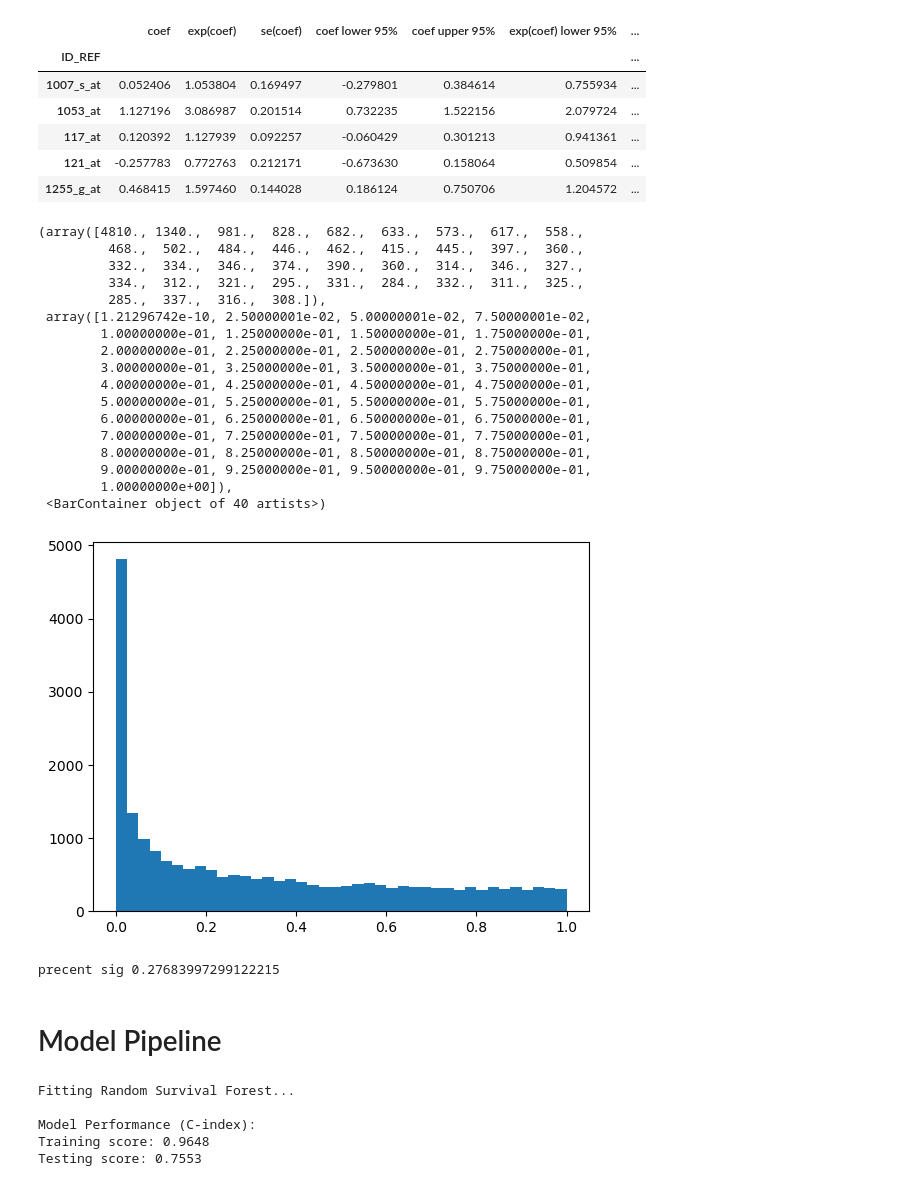
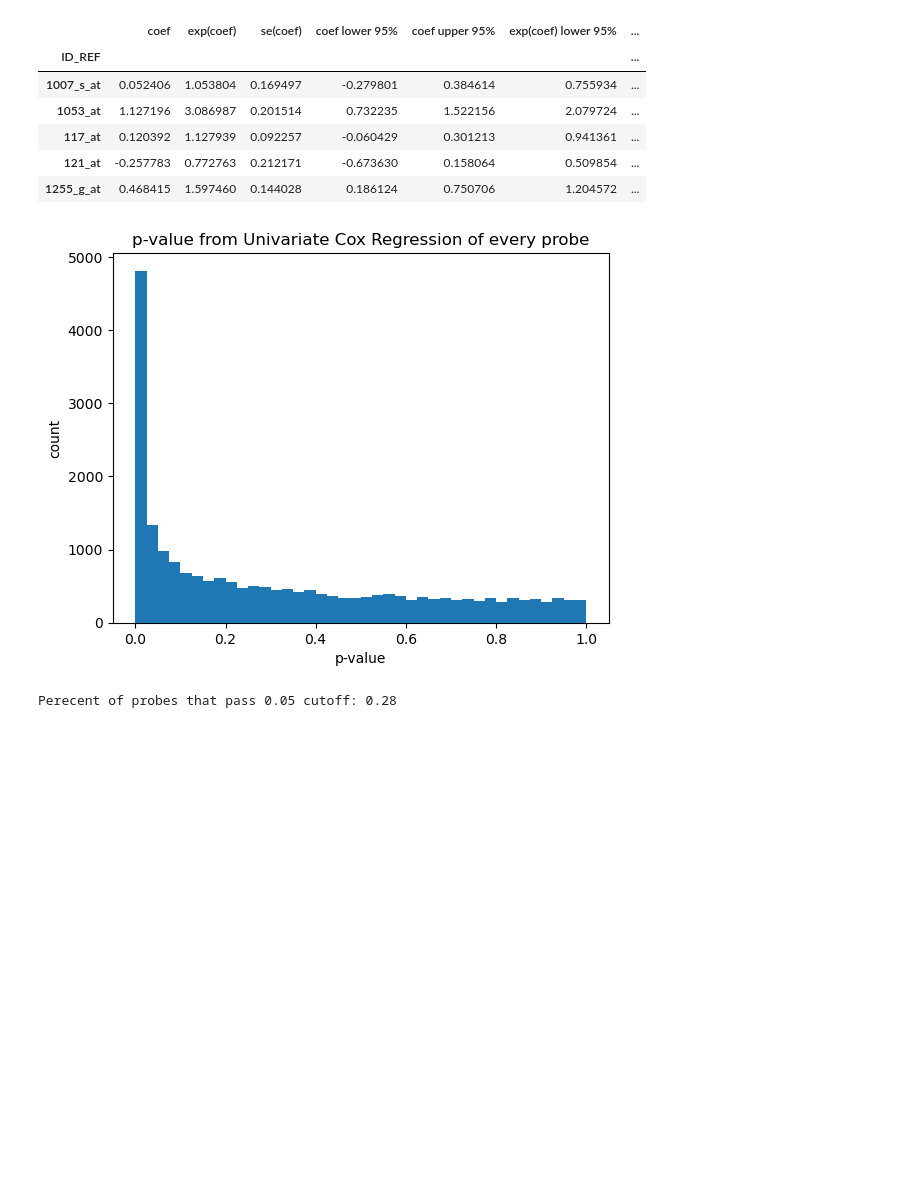
Before and after one commit to AlecSilver/liposarcoma_survival_modeling_BF550_final_project, a Jupyter notebook: notebook.ipynb, the cells around one changed output. Cells and saved outputs as stored; diff of their text form; code cells hidden in the pictures; blank space fills up the shorter version.

```diff
--- a/notebook.ipynb
+++ b/notebook.ipynb
@@ -360,34 +350,20 @@ df.head()
 # %%
 df.to_csv('lifeline_univ_cox_pvals.csv')
 # %%
-plt.hist(df.p, bins=40)
+plot = plt.hist(df.p, bins=40)
+plt.title('p-value from Univariate Cox Regression of every probe')
+plt.xlabel('p-value')
+plt.ylabel('count')
+plt.show()
 # %% [output]
-(array([4810., 1340.,  981.,  828.,  682.,  633.,  573.,  617.,  558.,
-         468.,  502.,  484.,  446.,  462.,  415.,  445.,  397.,  360.,
-         332.,  334.,  346.,  374.,  390.,  360.,  314.,  346.,  327.,
-         334.,  312.,  321.,  295.,  331.,  284.,  332.,  311.,  325.,
-         285.,  337.,  316.,  308.]),
- array([1.21296742e-10, 2.50000001e-02, 5.00000001e-02, 7.50000001e-02,
-        1.00000000e-01, 1.25000000e-01, 1.50000000e-01, 1.75000000e-01,
-        2.00000000e-01, 2.25000000e-01, 2.50000000e-01, 2.75000000e-01,
-        3.00000000e-01, 3.25000000e-01, 3.50000000e-01, 3.75000000e-01,
-        4.00000000e-01, 4.25000000e-01, 4.50000000e-01, 4.75000000e-01,
-        5.00000000e-01, 5.25000000e-01, 5.50000000e-01, 5.75000000e-01,
-        6.00000000e-01, 6.25000000e-01, 6.50000000e-01, 6.75000000e-01,
-        7.00000000e-01, 7.25000000e-01, 7.50000000e-01, 7.75000000e-01,
-        8.00000000e-01, 8.25000000e-01, 8.50000000e-01, 8.75000000e-01,
-        9.00000000e-01, 9.25000000e-01, 9.50000000e-01, 9.75000000e-01,
-        1.00000000e+00]),
- <BarContainer object of 40 artists>)
-[figure, old version]
+[figure, new version]
 # %%
 sig = df[df.p<=0.05].shape[0]
-print("precent sig", sig / len(df))
+
+print(f"Perecent of probes that pass 0.05 cutoff: {sig / len(df):.2f}" )
 # %% [output]
-precent sig 0.27683997299122215
+Perecent of probes that pass 0.05 cutoff: 0.28
 # %%
 sig_ids = df[df.p<=0.05].index.to_list()
 sig_expression = X.loc[:,sig_ids]
 sig_expression.to_csv('./data/lifeline_univ_cox_sig_expression.csv')
-# %% [markdown]
-# Model Pipeline
@@ -398,23 +369,0 @@ X_train, X_test, y_train, y_test = train_test_split(X_sel, y, test_size=0.3, ran
-# %%
-print("Fitting Random Survival Forest...")
-rsf.fit(X_train, y_train)
-
-# Evaluate model performance (C-index)
-train_score = rsf.score(X_train, y_train)
-test_score = rsf.score(X_test, y_test)
-print(f"\nModel Performance (C-index):")
-print(f"Training score: {train_score:.4f}")
-print(f"Testing score: {test_score:.4f}")
-
-
-#extract feature importances using permutation importance
-from sklearn.inspection import permutation_importance
-result = permutation_importance(rsf,
-                                X_test,
-                                y_test, n_repeats=10, random_state=42, n_jobs=8)
-# %% [output]
-Fitting Random Survival Forest...
-
-Model Performance (C-index):
-Training score: 0.9648
-Testing score: 0.7553
```
Also changed, not shown: parts of 60 cells of this notebook, 5 other files.
